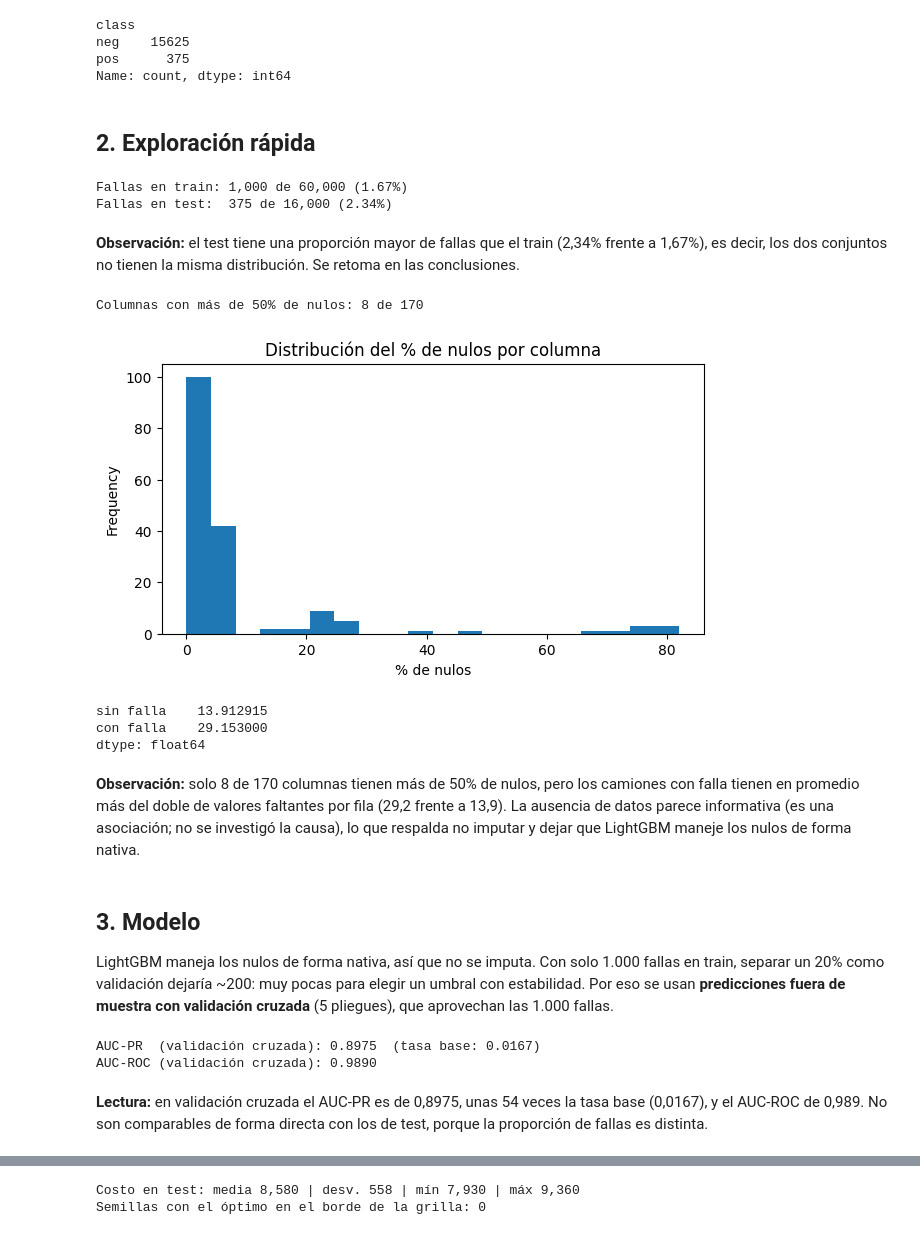
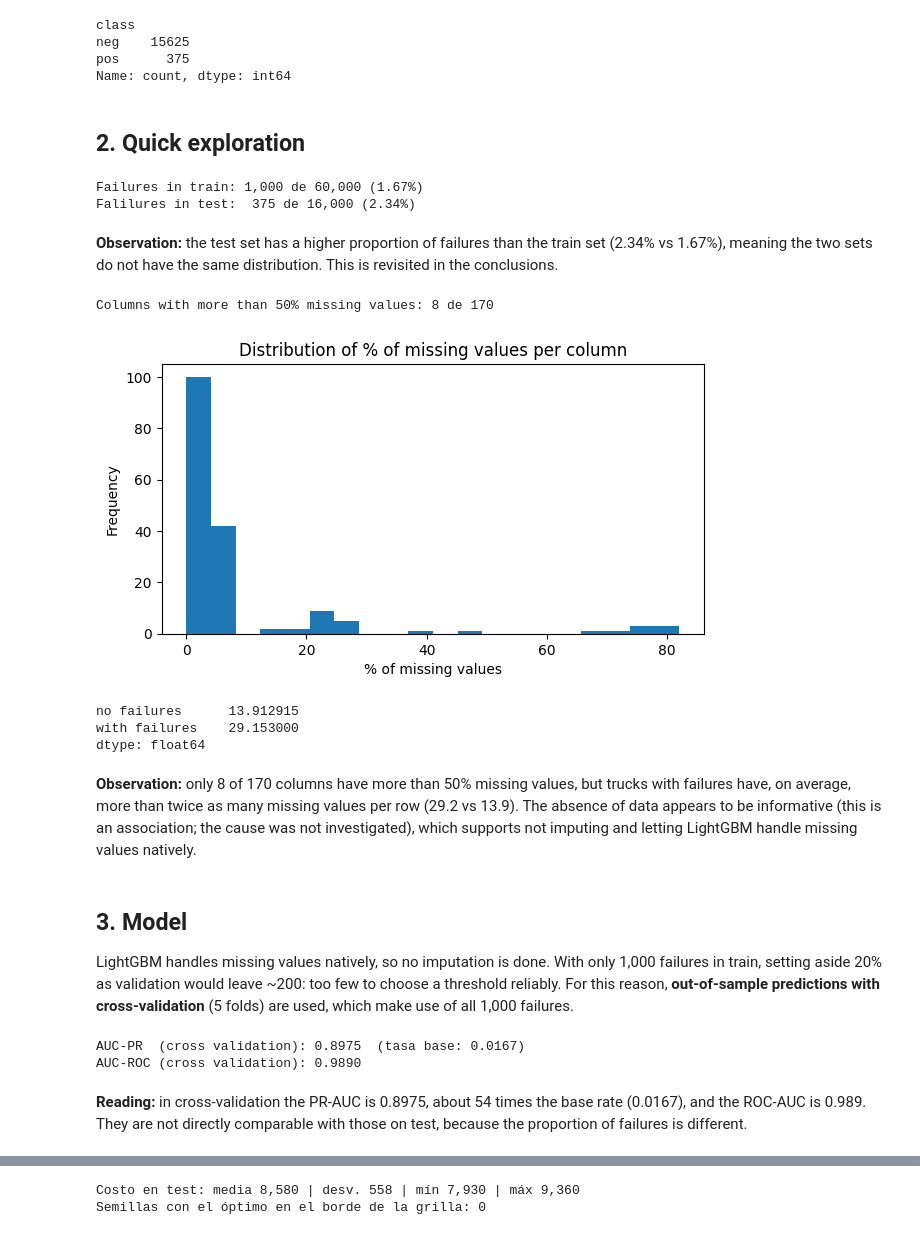
Before and after one commit to CarlosAdolfoPeralta/project_failures_scania, a Jupyter notebook: notebooks/fallas_scania.ipynb, the cells around one changed output, grey strips where cells are left out. Saved outputs shown, nothing was run; the diff lists cells and outputs as text; code cells hidden in the pictures.

```diff
--- a/notebooks/fallas_scania.ipynb
+++ b/notebooks/fallas_scania.ipynb
@@ -55,39 +55,39 @@ neg    15625
 pos      375
 Name: count, dtype: int64
 # %% [markdown]
-## 2. Exploración rápida
+## 2. Quick exploration
 # %%
-print(f"Fallas en train: {y_train.sum():,} de {len(y_train):,} ({y_train.mean():.2%})")
-print(f"Fallas en test:  {y_test.sum():,} de {len(y_test):,} ({y_test.mean():.2%})")
+print(f"Failures in train: {y_train.sum():,} de {len(y_train):,} ({y_train.mean():.2%})")
+print(f"Falilures in test:  {y_test.sum():,} de {len(y_test):,} ({y_test.mean():.2%})")
 # %% [output]
-Fallas en train: 1,000 de 60,000 (1.67%)
-Fallas en test:  375 de 16,000 (2.34%)
+Failures in train: 1,000 de 60,000 (1.67%)
+Falilures in test:  375 de 16,000 (2.34%)
 # %% [markdown]
-**Observación:** el test tiene una proporción mayor de fallas que el train (2,34% frente a 1,67%), es decir, los dos conjuntos no tienen la misma distribución. Se retoma en las conclusiones.
+**Observation:** the test set has a higher proportion of failures than the train set (2.34% vs 1.67%), meaning the two sets do not have the same distribution. This is revisited in the conclusions.
 # %%
 null_pct = (X_train.isna().mean() * 100).sort_values(ascending=False)
-print(f"Columnas con más de 50% de nulos: {(null_pct > 50).sum()} de {X_train.shape[1]}")
+print(f"Columns with more than 50% missing values: {(null_pct > 50).sum()} de {X_train.shape[1]}")
 
 fig, ax = plt.subplots(figsize=(7, 3.5))
-null_pct.plot(kind="hist", bins=20, ax=ax, title="Distribución del % de nulos por columna")
-ax.set_xlabel("% de nulos")
+null_pct.plot(kind="hist", bins=20, ax=ax, title="Distribution of % of missing values per column")
+ax.set_xlabel("% of missing values")
 plt.show()
 # %% [output]
-Columnas con más de 50% de nulos: 8 de 170
+Columns with more than 50% missing values: 8 de 170
-[figure, old version]
+[figure, new version]
 # %%
 # ¿Los camiones con falla tienen más datos faltantes? (la ausencia puede ser informativa)
 n_nulos = X_train.isna().sum(axis=1)
-n_nulos.groupby(y_train.values).mean().rename({0: "sin falla", 1: "con falla"})
+n_nulos.groupby(y_train.values).mean().rename({0: "no failures", 1: "with failures"})
 # %% [output]
-sin falla    13.912915
-con falla    29.153000
+no failures      13.912915
+with failures    29.153000
 dtype: float64
 # %% [markdown]
-**Observación:** solo 8 de 170 columnas tienen más de 50% de nulos, pero los camiones con falla tienen en promedio más del doble de valores faltantes por fila (29,2 frente a 13,9). La ausencia de datos parece informativa (es una asociación; no se investigó la causa), lo que respalda no imputar y dejar que LightGBM maneje los nulos de forma nativa.
+**Observation:** only 8 of 170 columns have more than 50% missing values, but trucks with failures have, on average, more than twice as many missing values per row (29.2 vs 13.9). The absence of data appears to be informative (this is an association; the cause was not investigated), which supports not imputing and letting LightGBM handle missing values natively.
 # %% [markdown]
-## 3. Modelo
-LightGBM maneja los nulos de forma nativa, así que no se imputa. Con solo 1.000 fallas en train, separar un 20% como validación dejaría ~200: muy pocas para elegir un umbral con estabilidad. Por eso se usan **predicciones fuera de muestra con validación cruzada** (5 pliegues), que aprovechan las 1.000 fallas.
+## 3. Model
+LightGBM handles missing values natively, so no imputation is done. With only 1,000 failures in train, setting aside 20% as validation would leave ~200: too few to choose a threshold reliably. For this reason, **out-of-sample predictions with cross-validation** (5 folds) are used, which make use of all 1,000 failures.
 # %%
 params = dict(
     n_estimators=300, learning_rate=0.05, num_leaves=31,
@@ -99,11 +99,11 @@ model = lgb.LGBMClassifier(**params)
 cv = StratifiedKFold(n_splits=5, shuffle=True, random_state=42)
 p_oof = cross_val_predict(model, X_train, y_train, cv=cv, method="predict_proba")[:, 1]
 
-print(f"AUC-PR  (validación cruzada): {average_precision_score(y_train, p_oof):.4f}  (tasa base: {y_train.mean():.4f})")
-print(f"AUC-ROC (validación cruzada): {roc_auc_score(y_train, p_oof):.4f}")
+print(f"AUC-PR  (cross validation): {average_precision_score(y_train, p_oof):.4f}  (tasa base: {y_train.mean():.4f})")
+print(f"AUC-ROC (cross validation): {roc_auc_score(y_train, p_oof):.4f}")
 # %% [output]
-AUC-PR  (validación cruzada): 0.8975  (tasa base: 0.0167)
-AUC-ROC (validación cruzada): 0.9890
+AUC-PR  (cross validation): 0.8975  (tasa base: 0.0167)
+AUC-ROC (cross validation): 0.9890
 # %% [markdown]
-**Lectura:** en validación cruzada el AUC-PR es de 0,8975, unas 54 veces la tasa base (0,0167), y el AUC-ROC de 0,989. No son comparables de forma directa con los de test, porque la proporción de fallas es distinta.
+**Reading:** in cross-validation the PR-AUC is 0.8975, about 54 times the base rate (0.0167), and the ROC-AUC is 0.989. They are not directly comparable with those on test, because the proportion of failures is different.
 # %% [markdown]
```
Also changed, not shown: parts of 15 cells of this notebook, 4 other files.
